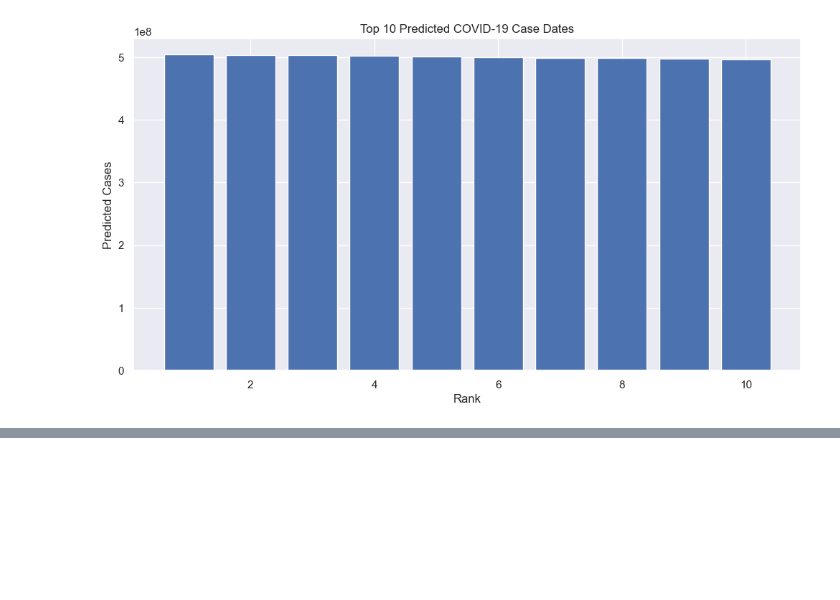
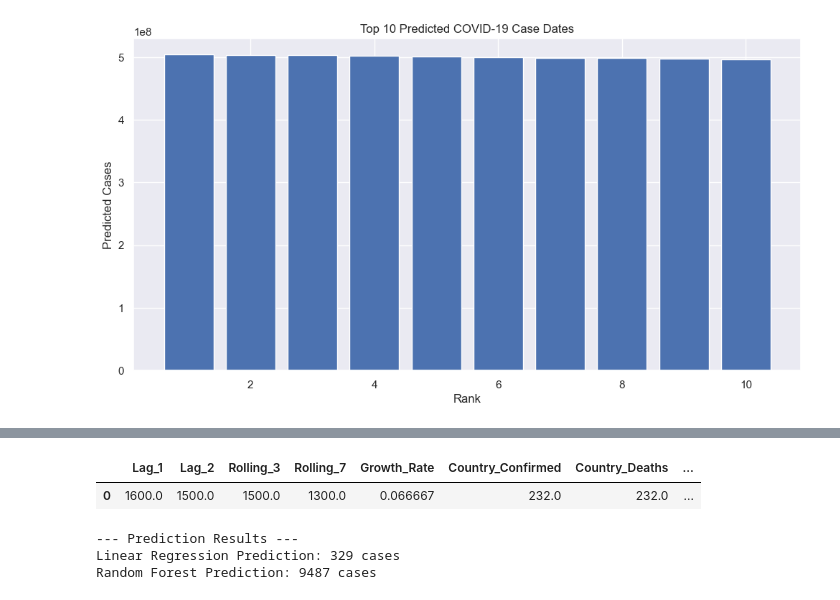
Before and after one commit to Munapoon/23048838-Muna-Pun-AI, a Jupyter notebook: Notebook file/Covid Predict.ipynb, the cells around one changed output, grey strips where cells are left out. Saved outputs shown, nothing was run; the diff lists cells and outputs as text; code cells hidden in the pictures; blank space fills up the shorter version.

Commit message:
i have add the input fildes

```diff
--- a/Notebook file/Covid Predict.ipynb
+++ b/Notebook file/Covid Predict.ipynb
@@ -354,3 +370,78 @@ plt.show()
 | 801 | 2022-04-08 | 497531675.0 |
 | 800 | 2022-04-07 | 496338419.0 |
 [figure]
+# %%
+import numpy as np
+import pandas as pd
+
+def predict_future():
+    print("--- User Input for Future Prediction ---")
+    print("Please provide the required data to predict the Confirmed Cases for the next day (T).")
+
+    try:
+        # 1. Historical Data
+        print("\n1. Historical Data")
+        days_input = input(
+            "Enter Confirmed Cases for the last 7 days (Day T-7 to Day T-1), separated by commas:\n"
+            "Example: 1000, 1100, 1200, 1300, 1400, 1500, 1600\n> "
+        )
+
+        last_7_days = [float(x.strip()) for x in days_input.split(",")]
+
+        if len(last_7_days) != 7:
+            print(f"Error: Expected 7 values, got {len(last_7_days)}.")
+            return
+
+        # Feature Engineering
+        lag_1 = last_7_days[-1]
+        lag_2 = last_7_days[-2]
+        rolling_3 = np.mean(last_7_days[-3:])
+        rolling_7 = np.mean(last_7_days)
+        growth_rate = (lag_1 - lag_2) / lag_2 if lag_2 != 0 else 0
+
+        # 2. Current Totals
+        print("\n2. Current Totals")
+        country_confirmed = float(
+            input(f"Enter Total Confirmed Cases so far (press Enter to use {lag_1}): ") or lag_1
+        )
+        country_deaths = float(input("Enter Total Deaths so far: "))
+        country_recovered = float(input("Enter Total Recovered so far: "))
+
+        # Prepare input features
+        input_features = pd.DataFrame([{
+            'Lag_1': lag_1,
+            'Lag_2': lag_2,
+            'Rolling_3': rolling_3,
+            'Rolling_7': rolling_7,
+            'Growth_Rate': growth_rate,
+            'Country_Confirmed': country_confirmed,
+            'Country_Deaths': country_deaths,
+            'Country_Recovered': country_recovered
+        }])
+
+        print("\nPrepared Features:")
+        display(input_features)
+
+        # Predictions
+        print("\n--- Prediction Results ---")
+
+        if 'lr_model' in globals():
+            lr_pred = lr_model.predict(input_features)[0]
+            print(f"Linear Regression Prediction: {int(lr_pred)} cases")
+        else:
+            print("Linear Regression model not found.")
+
+        if 'rf_model' in globals():
+            rf_pred = rf_model.predict(input_features)[0]
+            print(f"Random Forest Prediction: {int(rf_pred)} cases")
+        else:
+            print("Random Forest model not found.")
+
+    except ValueError:
+        print("Invalid input. Please enter numeric values only.")
+    except Exception as e:
+        print(f"An error occurred: {e}")
+
+# Run the prediction tool
+predict_future()
+# %% [output]
@@ -356,0 +456,5 @@ plt.show()
+|  | Lag_1 | Lag_2 | Rolling_3 | Rolling_7 | Growth_Rate | Country_Confirmed | Country_Deaths | ... |
+| 0 | 1600.0 | 1500.0 | 1500.0 | 1300.0 | 0.066667 | 232.0 | 232.0 | ... |
+--- Prediction Results ---
+Linear Regression Prediction: 329 cases
+Random Forest Prediction: 9487 cases
```
Also changed, not shown: parts of 4 cells of this notebook, 3 other files.
